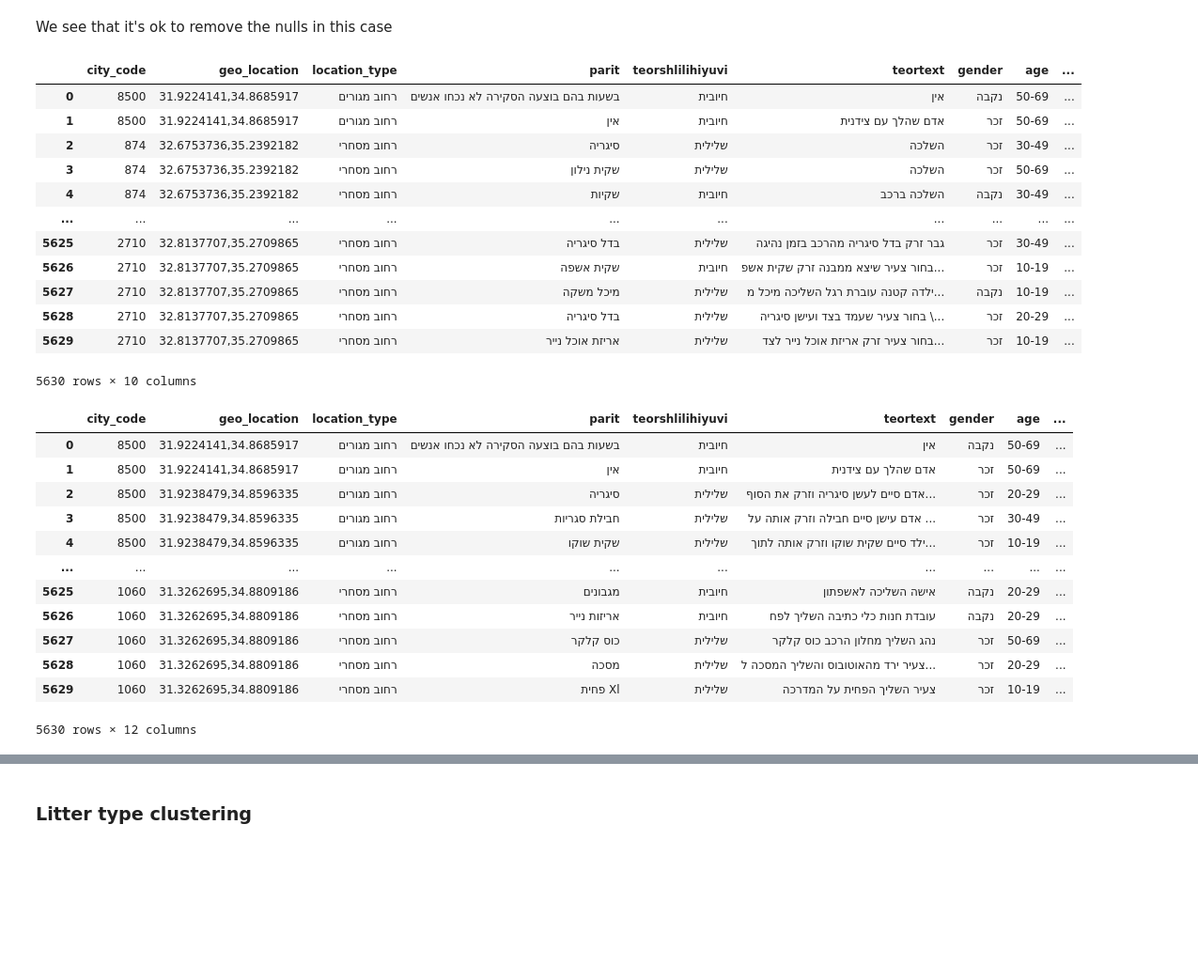
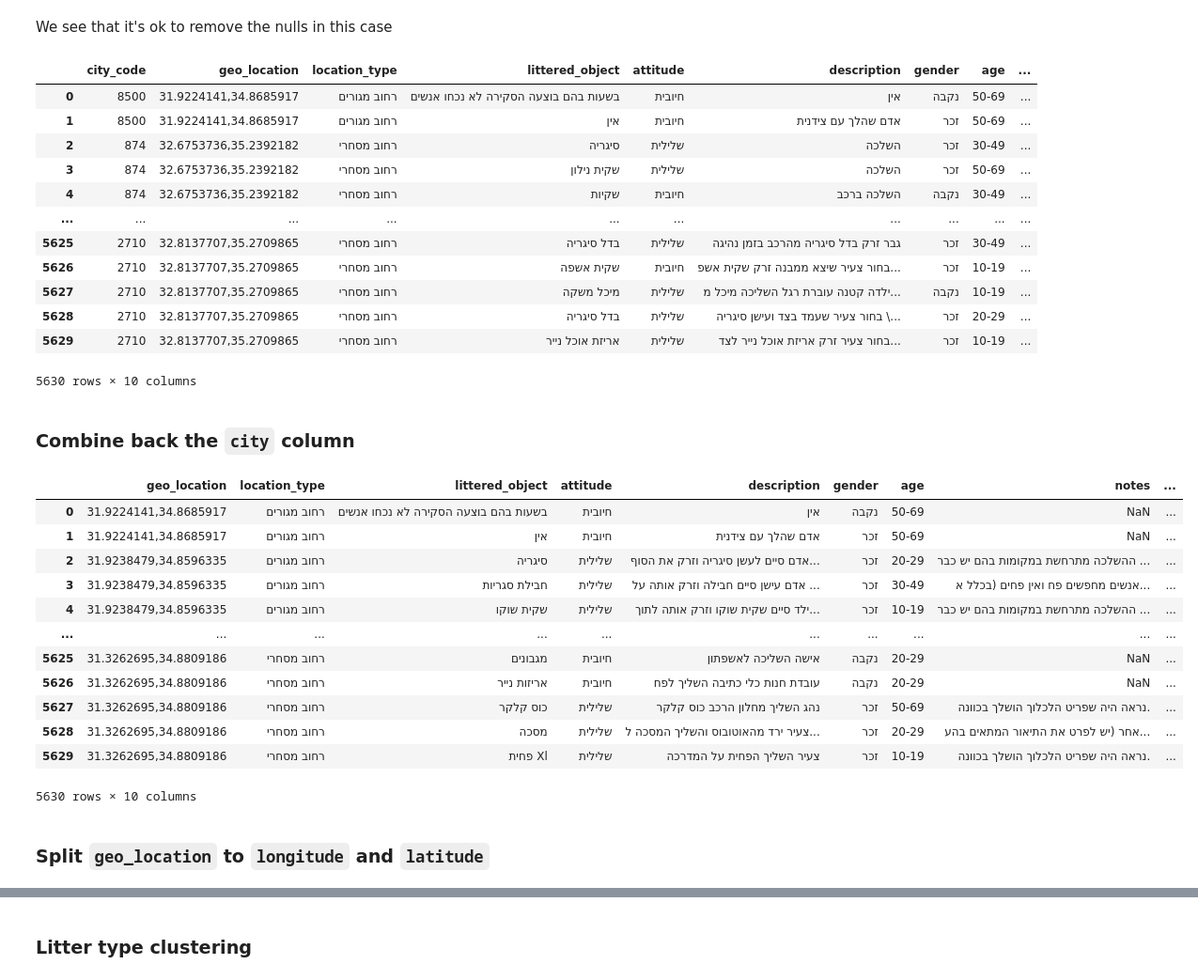
Before and after one commit to ColgateSmile/Visualization_Project_littering-incidents-Israel, a Jupyter notebook: master.ipynb, the cells around one changed output, grey strips where cells are left out. Shown at 94% size. Cells and saved outputs as stored; diff of their text form; code cells hidden in the pictures; blank space fills up the shorter version.

```diff
--- a/master.ipynb
+++ b/master.ipynb
@@ -30,6 +30,10 @@ df_cols_renamed = df.rename(columns={'זמןסיוםמהמערכת': 'sys_end_ti
                         'נ.צכתובת' : 'geo_location',
                         'כתובתתיאורמיקוםנקודתהמדידה' : 'location_address',
                         'סוגנקודתהמדידהתשובה' : 'location_type',
+                        'teorshlilihiyuvi' : 'attitude',
+                        'teortext' : 'description',
+                        'heged1' : 'notes',
+                        'parit' : 'littered_object'
     })
 # %%
 # prof = ydp.ProfileReport(df_cols_renamed)
@@ -160,4 +164,5 @@ missing_cities = {
 }
 cities_merged['city_eng'] = cities_merged['city_eng'].fillna(cities_merged['city'].map(missing_cities))
 # %%
-cities_merged.rename(columns={'city' : 'city_heb', 'city_eng' : 'city'}).to_csv('data/cities.csv', index=False)
+cities_merged = cities_merged.rename(columns={'city' : 'city_heb', 'city_eng' : 'city'})
+cities_merged.to_csv('data/cities.csv', index=False)
@@ -297,11 +284,11 @@ percentage of not nulls: 92.87363906301552
 # %% [markdown]
 We see that it's ok to remove the nulls in this case
 # %%
-df_dropped = df_dropped.dropna(subset=['parit', 'teorshlilihiyuvi', 'teortext', 'age'])
+df_dropped = df_dropped.dropna(subset=['littered_object', 'attitude', 'description', 'age'])
 df_dropped = df_dropped.reset_index(drop=True)
 df_dropped
 # %% [output]
-|  | city_code | geo_location | location_type | parit | teorshlilihiyuvi | teortext | gender | age | ... |
+|  | city_code | geo_location | location_type | littered_object | attitude | description | gender | age | ... |
 | 0 | 8500 | 31.9224141,34.8685917 | רחוב מגורים | בשעות בהם בוצעה הסקירה לא נכחו אנשים | חיובית | אין | נקבה | 50-69 | ... |
 | 1 | 8500 | 31.9224141,34.8685917 | רחוב מגורים | אין | חיובית | אדם שהלך עם צידנית | זכר | 50-69 | ... |
 | 2 | 874 | 32.6753736,35.2392182 | רחוב מסחרי | סיגריה | שלילית | השלכה | זכר | 30-49 | ... |
@@ -314,21 +301,25 @@ df_dropped
 | 5628 | 2710 | 32.8137707,35.2709865 | רחוב מסחרי | בדל סיגריה | שלילית | בחור צעיר שעמד בצד ועישן סיגריה \... | זכר | 20-29 | ... |
 | 5629 | 2710 | 32.8137707,35.2709865 | רחוב מסחרי | אריזת אוכל נייר | שלילית | בחור צעיר זרק אריזת אוכל נייר לצד... | זכר | 10-19 | ... |
 5630 rows × 10 columns
+# %% [markdown]
+### Combine back the `city` column
 # %%
 df_merged = pd.merge(df_dropped, cities_merged)
+df_merged = df_merged.drop(['city_code'], axis=1)
+df_merged = df_merged.drop(['city_heb'], axis=1)
 df_merged
 # %% [output]
-|  | city_code | geo_location | location_type | parit | teorshlilihiyuvi | teortext | gender | age | ... |
-| 0 | 8500 | 31.9224141,34.8685917 | רחוב מגורים | בשעות בהם בוצעה הסקירה לא נכחו אנשים | חיובית | אין | נקבה | 50-69 | ... |
-| 1 | 8500 | 31.9224141,34.8685917 | רחוב מגורים | אין | חיובית | אדם שהלך עם צידנית | זכר | 50-69 | ... |
-| 2 | 8500 | 31.9238479,34.8596335 | רחוב מגורים | סיגריה | שלילית | אדם סיים לעשן סיגריה וזרק את הסוף... | זכר | 20-29 | ... |
-| 3 | 8500 | 31.9238479,34.8596335 | רחוב מגורים | חבילת סגריות | שלילית | אדם עישן סיים חבילה וזרק אותה על ... | זכר | 30-49 | ... |
-| 4 | 8500 | 31.9238479,34.8596335 | רחוב מגורים | שקית שוקו | שלילית | ילד סיים שקית שוקו וזרק אותה לתוך... | זכר | 10-19 | ... |
+|  | geo_location | location_type | littered_object | attitude | description | gender | age | notes | ... |
+| 0 | 31.9224141,34.8685917 | רחוב מגורים | בשעות בהם בוצעה הסקירה לא נכחו אנשים | חיובית | אין | נקבה | 50-69 | NaN | ... |
+| 1 | 31.9224141,34.8685917 | רחוב מגורים | אין | חיובית | אדם שהלך עם צידנית | זכר | 50-69 | NaN | ... |
+| 2 | 31.9238479,34.8596335 | רחוב מגורים | סיגריה | שלילית | אדם סיים לעשן סיגריה וזרק את הסוף... | זכר | 20-29 | ההשלכה מתרחשת במקומות בהם יש כבר ... | ... |
+| 3 | 31.9238479,34.8596335 | רחוב מגורים | חבילת סגריות | שלילית | אדם עישן סיים חבילה וזרק אותה על ... | זכר | 30-49 | אנשים מחפשים פח ואין פחים (בכלל א... | ... |
+| 4 | 31.9238479,34.8596335 | רחוב מגורים | שקית שוקו | שלילית | ילד סיים שקית שוקו וזרק אותה לתוך... | זכר | 10-19 | ההשלכה מתרחשת במקומות בהם יש כבר ... | ... |
 | ... | ... | ... | ... | ... | ... | ... | ... | ... | ... |
-| 5625 | 1060 | 31.3262695,34.8809186 | רחוב מסחרי | מגבונים | חיובית | אישה השליכה לאשפתון | נקבה | 20-29 | ... |
-| 5626 | 1060 | 31.3262695,34.8809186 | רחוב מסחרי | אריזות נייר | חיובית | עובדת חנות כלי כתיבה השליך לפח | נקבה | 20-29 | ... |
-| 5627 | 1060 | 31.3262695,34.8809186 | רחוב מסחרי | כוס קלקר | שלילית | נהג השליך מחלון הרכב כוס קלקר | זכר | 50-69 | ... |
-| 5628 | 1060 | 31.3262695,34.8809186 | רחוב מסחרי | מסכה | שלילית | צעיר ירד מהאוטובוס והשליך המסכה ל... | זכר | 20-29 | ... |
-| 5629 | 1060 | 31.3262695,34.8809186 | רחוב מסחרי | פחית Xl | שלילית | צעיר השליך הפחית על המדרכה | זכר | 10-19 | ... |
+| 5625 | 31.3262695,34.8809186 | רחוב מסחרי | מגבונים | חיובית | אישה השליכה לאשפתון | נקבה | 20-29 | NaN | ... |
+| 5626 | 31.3262695,34.8809186 | רחוב מסחרי | אריזות נייר | חיובית | עובדת חנות כלי כתיבה השליך לפח | נקבה | 20-29 | NaN | ... |
+| 5627 | 31.3262695,34.8809186 | רחוב מסחרי | כוס קלקר | שלילית | נהג השליך מחלון הרכב כוס קלקר | זכר | 50-69 | נראה היה שפריט הלכלוך הושלך בכוונה. | ... |
+| 5628 | 31.3262695,34.8809186 | רחוב מסחרי | מסכה | שלילית | צעיר ירד מהאוטובוס והשליך המסכה ל... | זכר | 20-29 | אחר (יש לפרט את התיאור המתאים בהע... | ... |
+| 5629 | 31.3262695,34.8809186 | רחוב מסחרי | פחית Xl | שלילית | צעיר השליך הפחית על המדרכה | זכר | 10-19 | נראה היה שפריט הלכלוך הושלך בכוונה. | ... |
-5630 rows × 12 columns
+5630 rows × 10 columns
 # %%
@@ -337,0 +329,2 @@ df_merged = df_merged[df_merged.parit.apply(lambda x: len(x.split())<=3)].reset_
+# %% [markdown]
+### Split `geo_location` to `longitude` and `latitude`
```
Also changed, not shown: parts of 29 cells of this notebook.
